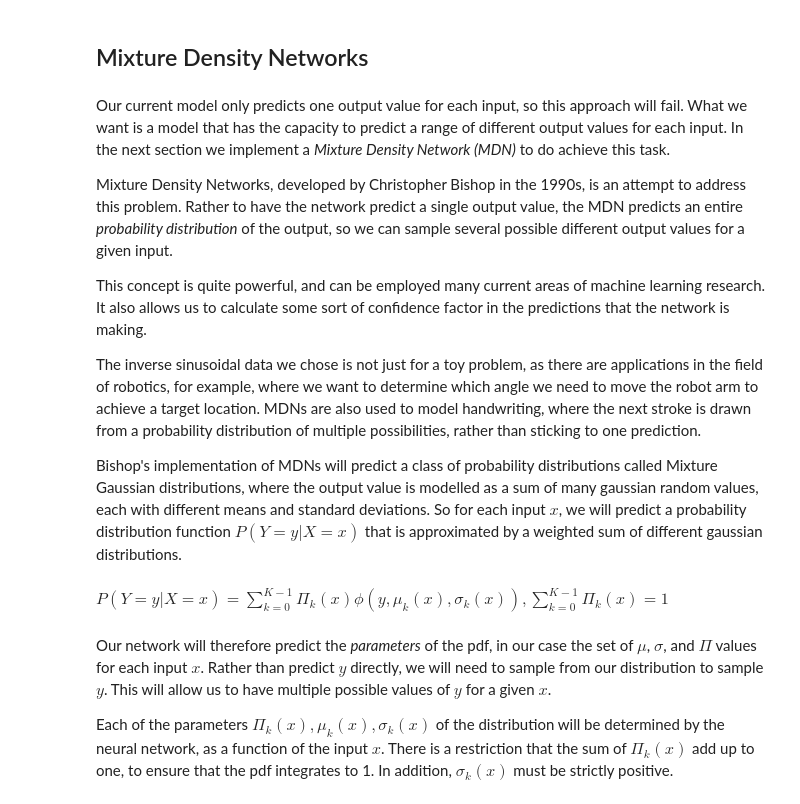
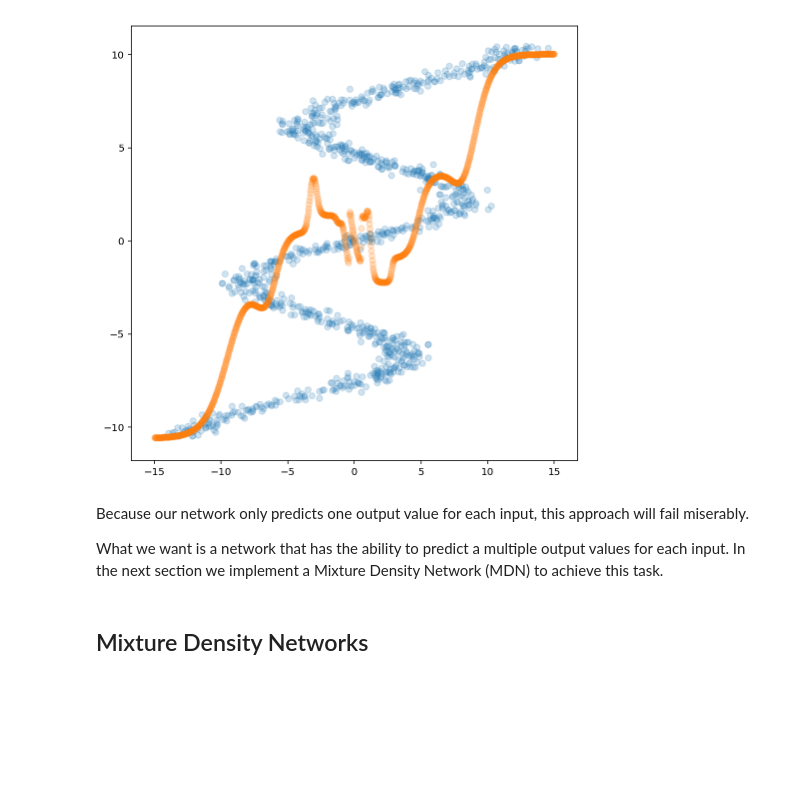
Before and after one commit to hardmaru/pytorch_notebooks, a Jupyter notebook: mixture_density_networks.ipynb, the cells around one changed output. Cells and saved outputs as stored; diff of their text form; code cells hidden in the pictures; blank space fills up the shorter version.

```diff
--- a/mixture_density_networks.ipynb
+++ b/mixture_density_networks.ipynb
@@ -142,19 +171,23 @@ Our current model only predicts one output value for each input, so this approac
+# %%
+x_test_data = np.linspace(-15, 15, n_samples)
+x_test_tensor = torch.from_numpy(np.float32(x_test_data).reshape(n_samples, n_input))
+x_test_variable.data = x_test_tensor
+
+y_test_variable = network(x_test_variable)
+
+# move from torch back to numpy
+y_test_data = y_test_variable.data.numpy()
+
+# plot the original data and the test data
+plt.figure(figsize=(8, 8))
+plt.scatter(y_data, x_data, alpha=0.2)
+plt.scatter(x_test_data, y_test_data, alpha=0.2)
+plt.show()
+# %% [output]
+[figure, added]
+# %% [markdown]
+Because our network only predicts one output value for each input, this approach will fail miserably.
+
+What we want is a network that has the ability to predict a multiple output values for each input. In the next section we implement a Mixture Density Network (MDN) to achieve this task.
 # %% [markdown]
 ## Mixture Density Networks ##
-# %% [markdown]
-
-Our current model only predicts one output value for each input, so this approach will fail. What we want is a model that has the capacity to predict a range of different output values for each input. In the next section we implement a *Mixture Density Network (MDN)* to do achieve this task.
-
-Mixture Density Networks, developed by Christopher Bishop in the 1990s, is an attempt to address this problem. Rather to have the network predict a single output value, the MDN predicts an entire *probability distribution* of the output, so we can sample several possible different output values for a given input.
-
-This concept is quite powerful, and can be employed many current areas of machine learning research. It also allows us to calculate some sort of confidence factor in the predictions that the network is making.
-
-The inverse sinusoidal data we chose is not just for a toy problem, as there are applications in the field of robotics, for example, where we want to determine which angle we need to move the robot arm to achieve a target location. MDNs are also used to model handwriting, where the next stroke is drawn from a probability distribution of multiple possibilities, rather than sticking to one prediction.
-
-Bishop's implementation of MDNs will predict a class of probability distributions called Mixture Gaussian distributions, where the output value is modelled as a sum of many gaussian random values, each with different means and standard deviations. So for each input $x$, we will predict a probability distribution function $P(Y = y | X = x)$ that is approximated by a weighted sum of different gaussian distributions.
-# %% [markdown]
-$P(Y = y | X = x) = \sum_{k=0}^{K-1} \Pi_{k}(x) \phi(y, \mu_{k}(x), \sigma_{k}(x)), \sum_{k=0}^{K-1} \Pi_{k}(x) = 1$
-# %% [markdown]
-Our network will therefore predict the *parameters* of the pdf, in our case the set of $\mu$, $\sigma$, and $\Pi$ values for each input $x$. Rather than predict $y$ directly, we will need to sample from our distribution to sample $y$. This will allow us to have multiple possible values of $y$ for a given $x$.
-
-Each of the parameters $\Pi_{k}(x), \mu_{k}(x), \sigma_{k}(x)$ of the distribution will be determined by the neural network, as a function of the input $x$. There is a restriction that the sum of $\Pi_{k}(x)$ add up to one, to ensure that the pdf integrates to 1. In addition, $\sigma_{k}(x)$ must be strictly positive.
```
Also changed, not shown: parts of 96 cells of this notebook.
